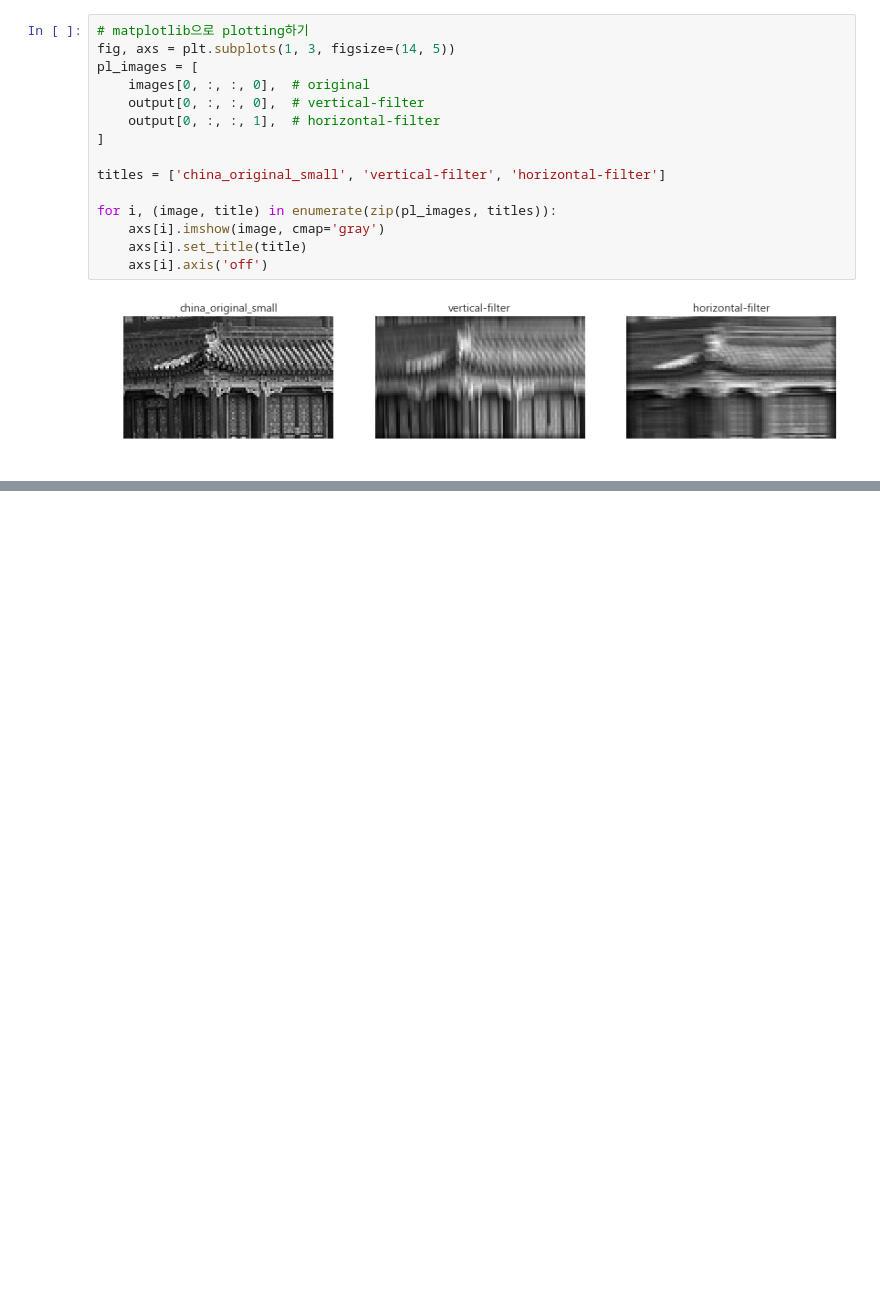
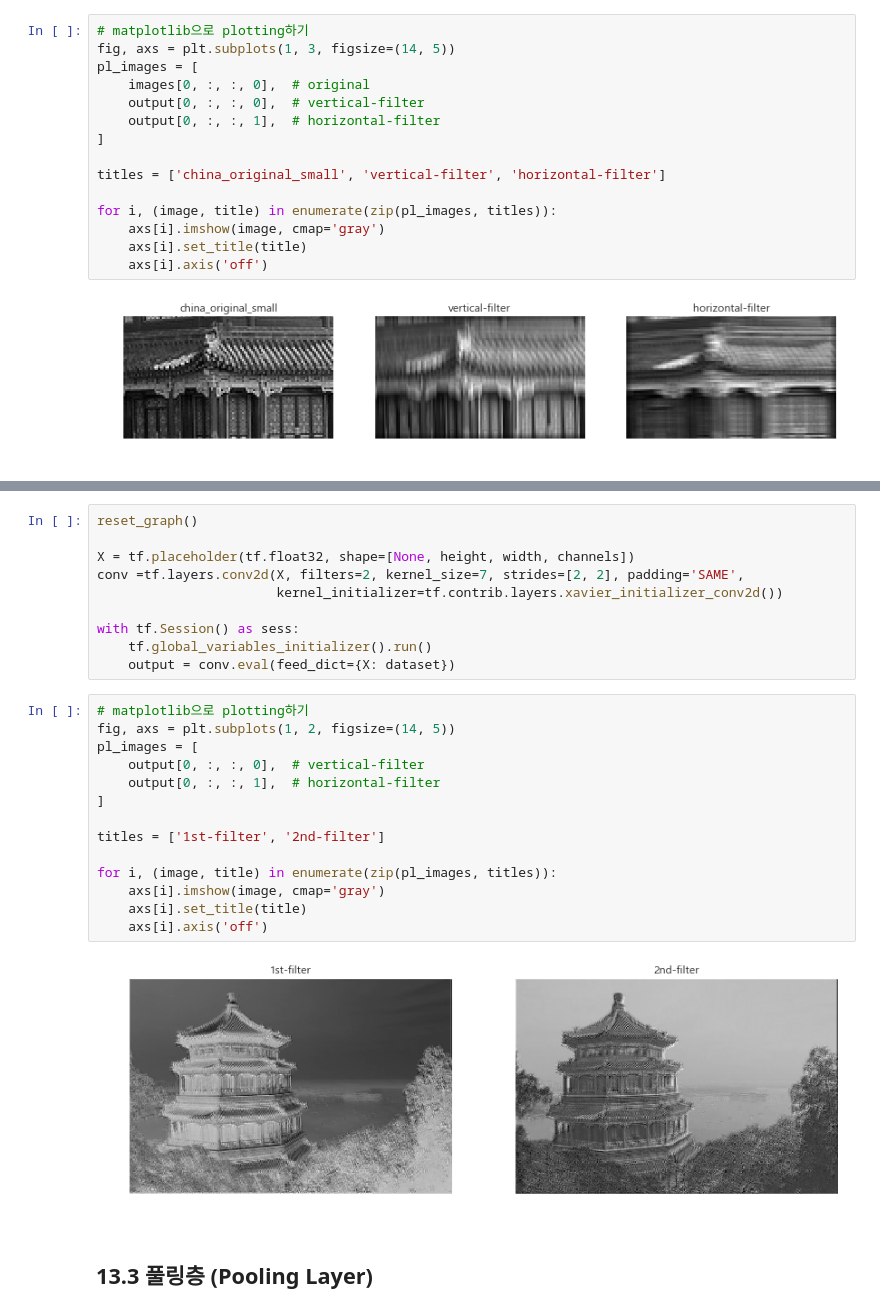
Before and after one commit to ExcelsiorCJH/Hands-On-ML, a Jupyter notebook: Chap13-Convolutional_Neural_Networks/Chap13-Convolutional_Neural_Networks.ipynb, the cells around one changed output, grey strips where cells are left out. Saved outputs shown, nothing was run; the diff lists cells and outputs as text; blank space fills up the shorter version.

```diff
--- a/Chap13-Convolutional_Neural_Networks/Chap13-Convolutional_Neural_Networks.ipynb
+++ b/Chap13-Convolutional_Neural_Networks/Chap13-Convolutional_Neural_Networks.ipynb
@@ -368,0 +409,28 @@ for i, (image, title) in enumerate(zip(pl_images, titles)):
+# %%
+reset_graph()
+
+X = tf.placeholder(tf.float32, shape=[None, height, width, channels])
+conv =tf.layers.conv2d(X, filters=2, kernel_size=7, strides=[2, 2], padding='SAME',
+                       kernel_initializer=tf.contrib.layers.xavier_initializer_conv2d())
+
+with tf.Session() as sess:
+    tf.global_variables_initializer().run()
+    output = conv.eval(feed_dict={X: dataset})
+# %%
+# matplotlib으로 plotting하기
+fig, axs = plt.subplots(1, 2, figsize=(14, 5))
+pl_images = [
+    output[0, :, :, 0],  # vertical-filter
+    output[0, :, :, 1],  # horizontal-filter
+]
+
+titles = ['1st-filter', '2nd-filter']
+
+for i, (image, title) in enumerate(zip(pl_images, titles)):
+    axs[i].imshow(image, cmap='gray')
+    axs[i].set_title(title)
+    axs[i].axis('off')
+# %% [output]
+[figure, added]
+# %% [markdown]
+## 13.3 풀링층 (Pooling Layer)
```
Also changed, not shown: parts of 16 cells of this notebook, 1 other file.
